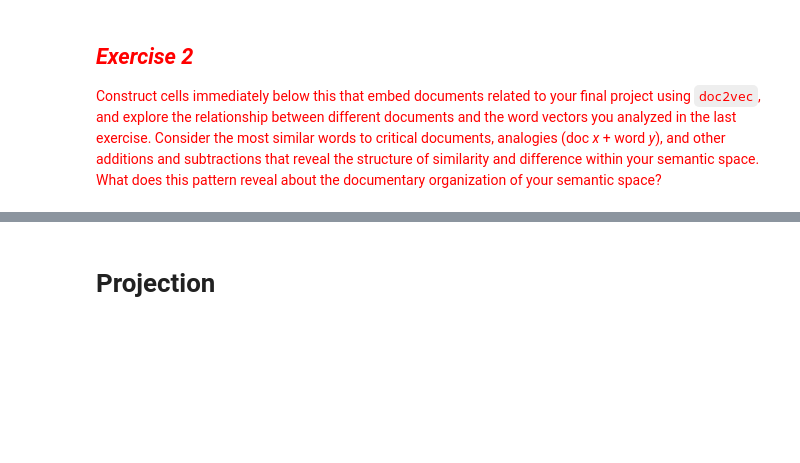
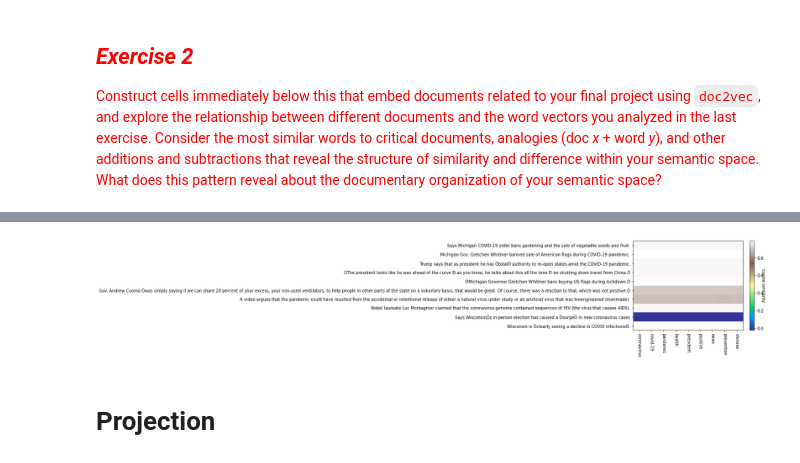
Before and after one commit to AllisonXiong/Content-Analysis, a Jupyter notebook: 4_Word_Embeddings.ipynb, the cells around one changed output, grey strips where cells are left out. Saved outputs shown, nothing was run; the diff lists cells and outputs as text; code cells hidden in the pictures; blank space fills up the shorter version.

```diff
--- a/4_Word_Embeddings.ipynb
+++ b/4_Word_Embeddings.ipynb
@@ -794,3 +968,26 @@ We can later load it:
+# %%
+heatmapMatrixC = []
+
+for tagOuter in targetDocs:
+    column = []
+    tagVec = nD2V.docvecs[tagOuter].reshape(1, -1)
+    for tagInner in keywords:
+        column.append(sklearn.metrics.pairwise.cosine_similarity(tagVec, nD2V.docvecs[tagInner].reshape(1, -1))[0][0])
+    heatmapMatrixC.append(column)
+heatmapMatrixC = np.array(heatmapMatrixC)
+# %%
+fig, ax = plt.subplots()
+hmap = ax.pcolor(heatmapMatrixC, cmap='terrain')
+cbar = plt.colorbar(hmap)
+
+cbar.set_label('cosine similarity', rotation=270)
+a = ax.set_xticks(np.arange(heatmapMatrixC.shape[1]) + 0.5, minor=False)
+a = ax.set_yticks(np.arange(heatmapMatrixC.shape[0]) + 0.5, minor=False)
+
+a = ax.set_xticklabels(keywords, minor=False, rotation=270)
+a = ax.set_yticklabels(targetDocs, minor=False)
+# %% [output]
+[figure, added]
 # %% [markdown]
 # Projection
 # %% [markdown]
```
Also changed, not shown: parts of 32 cells of this notebook.
